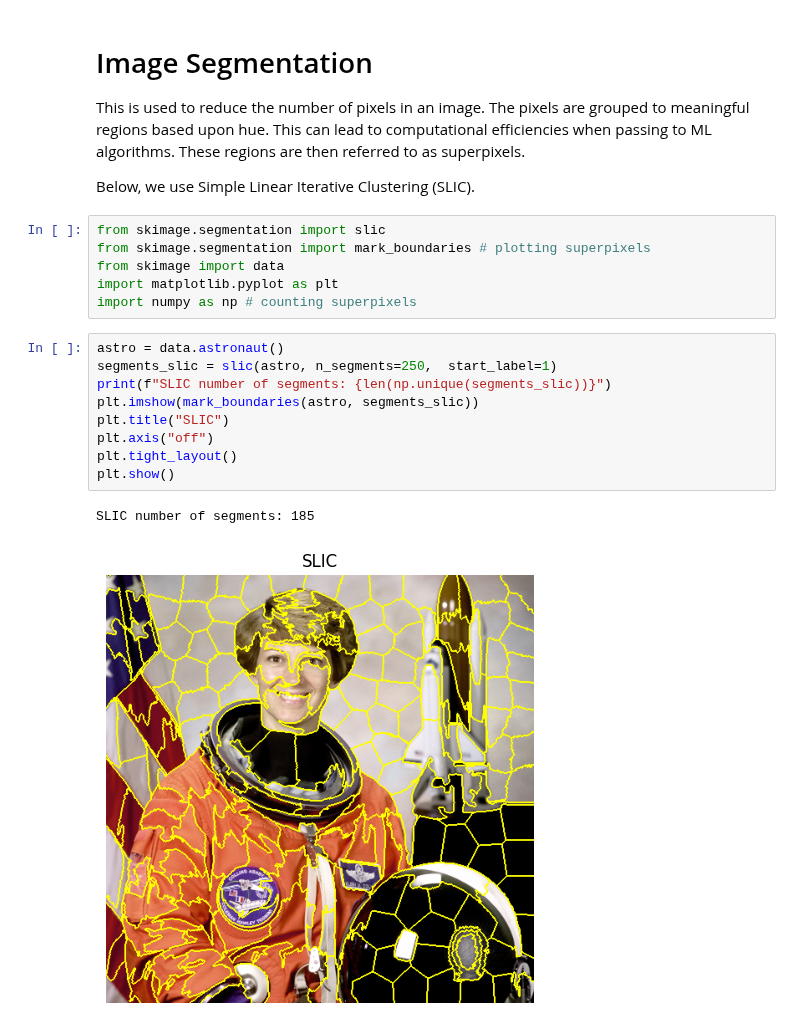
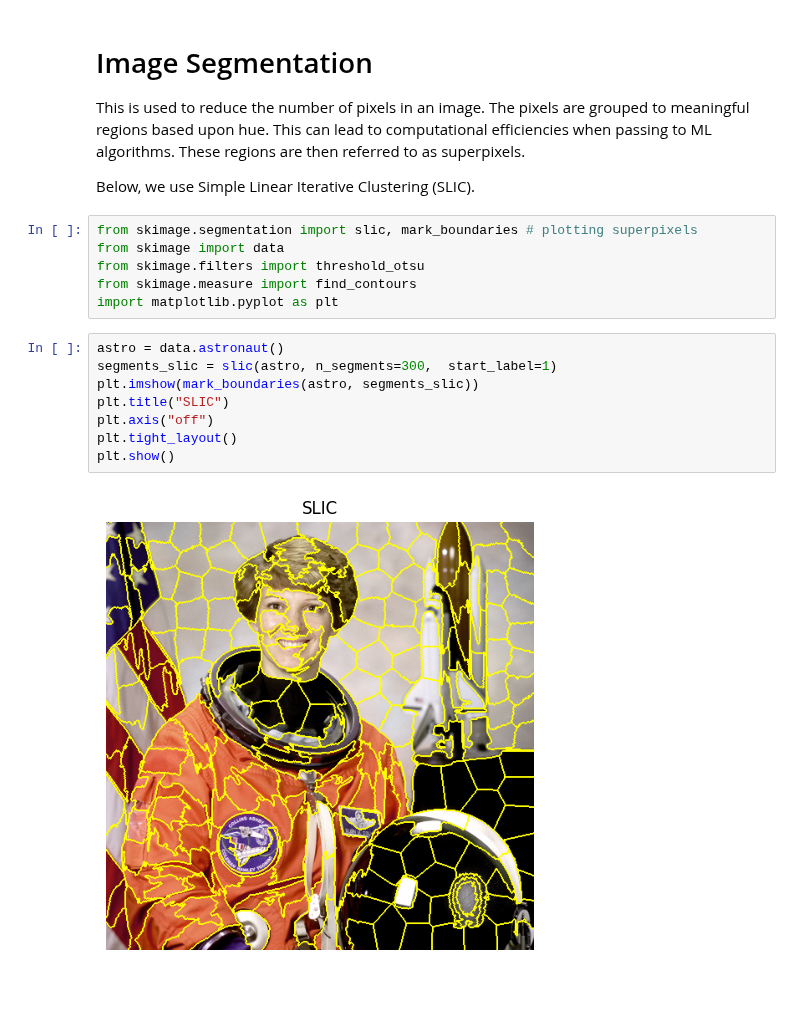
Before and after one commit to r-leyshon/image-processing, a Jupyter notebook: scikit-image/image-processing-with-skimage/04-segmentation.ipynb, the cells around one changed output. Saved outputs shown, nothing was run; the diff lists cells and outputs as text; blank space fills up the shorter version.

```diff
--- a/scikit-image/image-processing-with-skimage/04-segmentation.ipynb
+++ b/scikit-image/image-processing-with-skimage/04-segmentation.ipynb
@@ -8,20 +8,18 @@ as superpixels.
 
 Below, we use Simple Linear Iterative Clustering (SLIC).
 # %%
-from skimage.segmentation import slic
-from skimage.segmentation import mark_boundaries # plotting superpixels
+from skimage.segmentation import slic, mark_boundaries # plotting superpixels
 from skimage import data
+from skimage.filters import threshold_otsu
+from skimage.measure import find_contours
 import matplotlib.pyplot as plt
-import numpy as np # counting superpixels
 # %%
 astro = data.astronaut()
-segments_slic = slic(astro, n_segments=250,  start_label=1)
-print(f"SLIC number of segments: {len(np.unique(segments_slic))}")
+segments_slic = slic(astro, n_segments=300,  start_label=1)
 plt.imshow(mark_boundaries(astro, segments_slic))
 plt.title("SLIC")
 plt.axis("off")
 plt.tight_layout()
 plt.show()
 # %% [output]
-SLIC number of segments: 185
-[figure, old version]
+[figure, new version]
```
Also changed, not shown: parts of 4 cells of this notebook.
